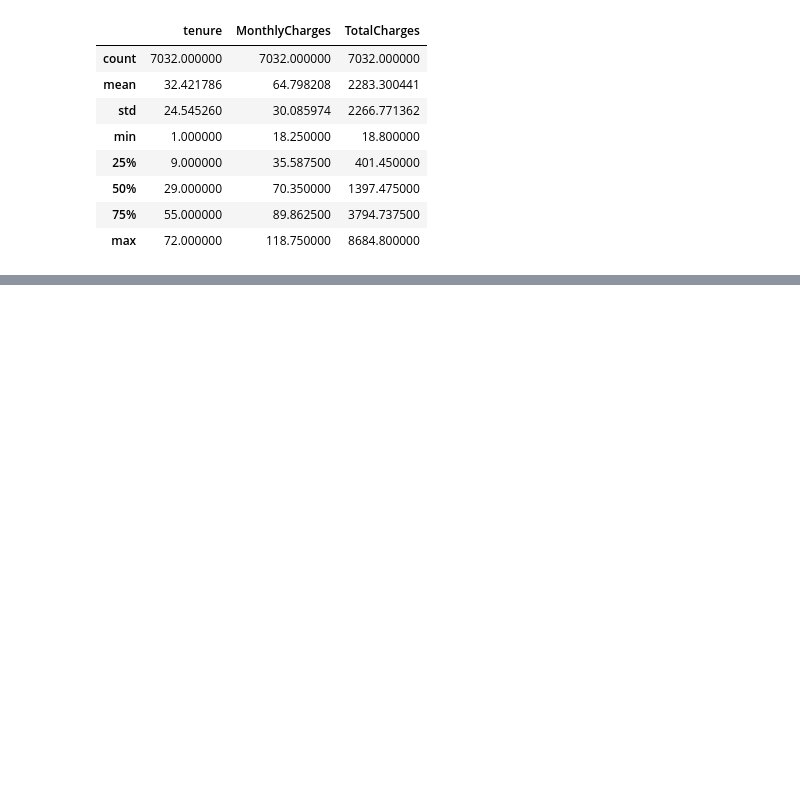
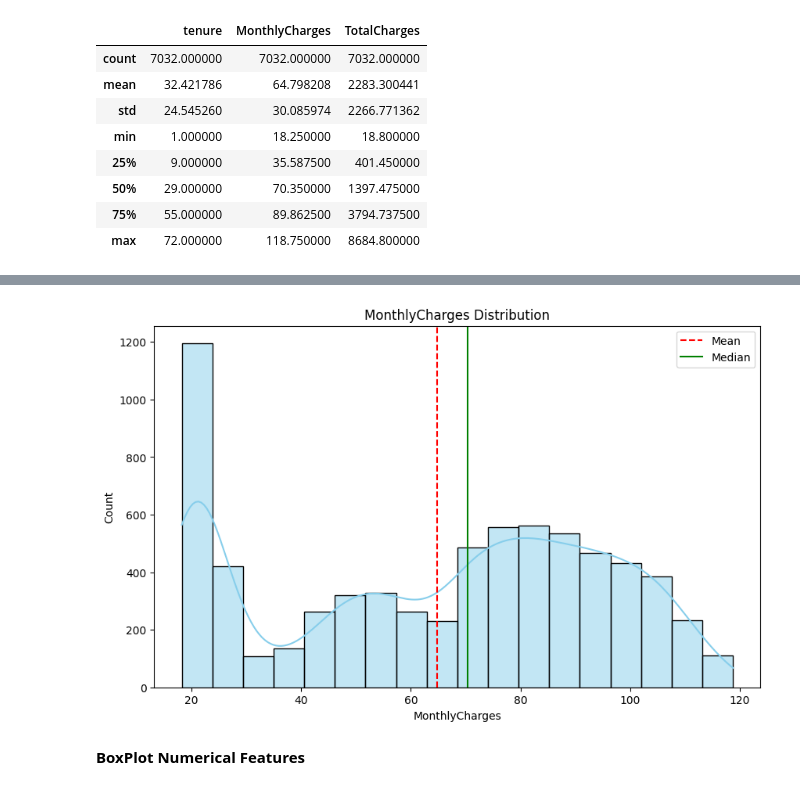
Before and after one commit to Clmnt-Cash/Churn_Pred, a Jupyter notebook: main.ipynb, the cells around one changed output, grey strips where cells are left out. Drawn from its saved outputs; the diff is of its cells as text; code cells hidden in the pictures; blank space fills up the shorter version.

```diff
--- a/main.ipynb
+++ b/main.ipynb
@@ -257,0 +313,6 @@ df[num_features].describe()
+# %%
+plot_histo(df, 'MonthlyCharges')
+# %% [output]
+[figure, added]
+# %% [markdown]
+**BoxPlot Numerical Features**
```
Also changed, not shown: parts of 16 cells of this notebook.
